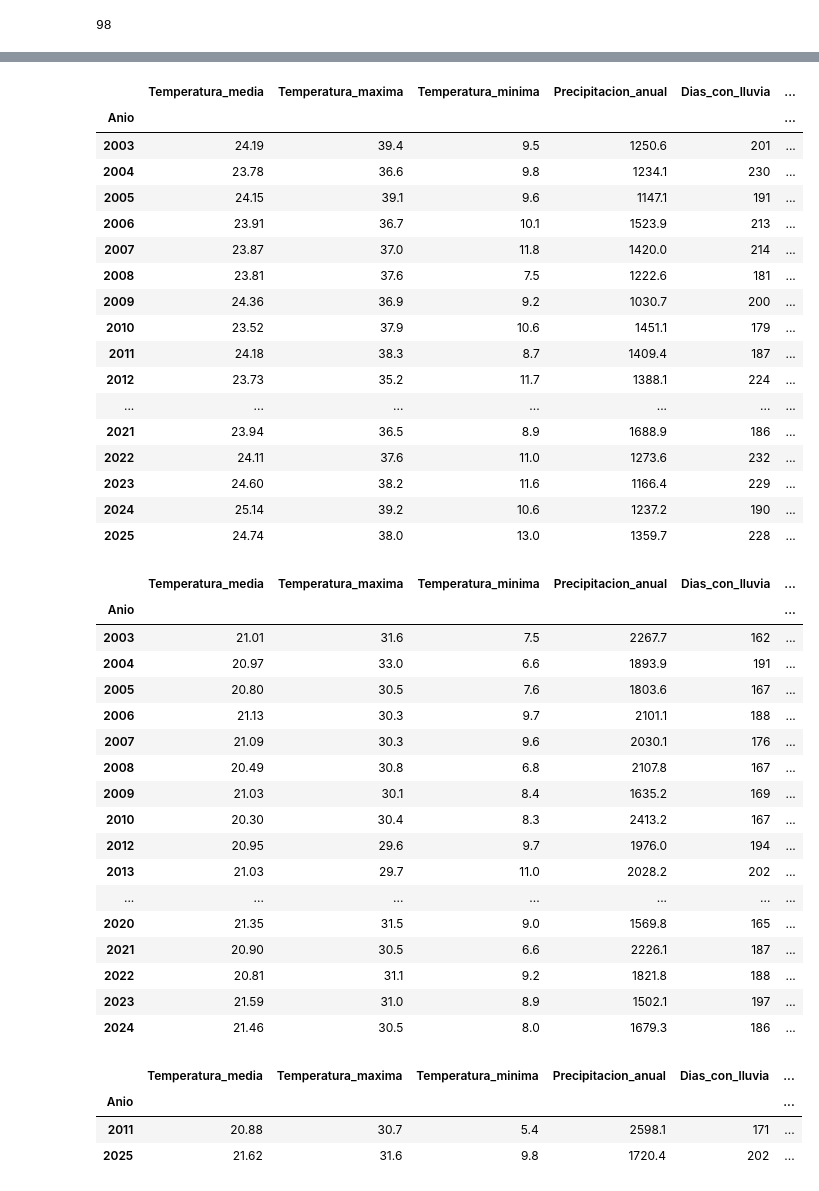
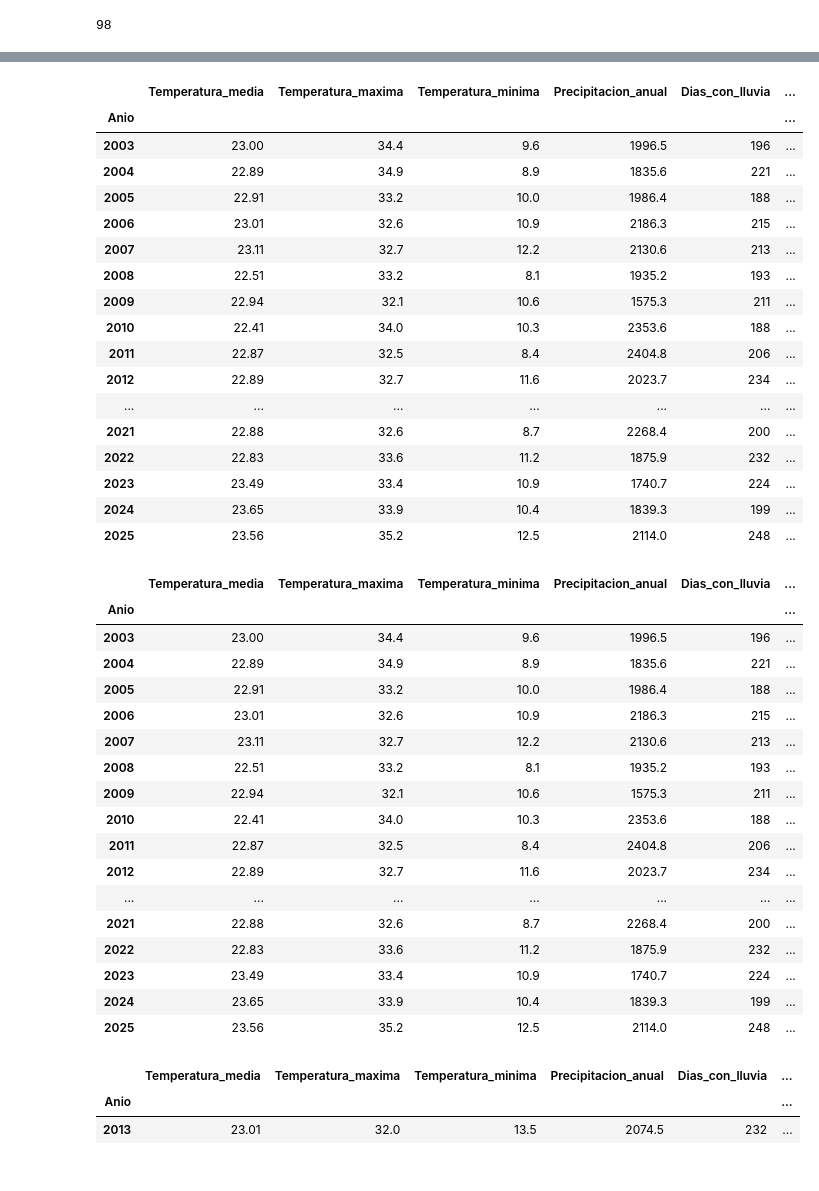
Before and after one commit to MCDagro3/proyecto_agronomia, a Jupyter notebook: notebooks/agroprod_3.ipynb, the cells around one changed output, grey strips where cells are left out. Cells and saved outputs as stored; diff of their text form; code cells hidden in the pictures.

Commit message:
model test

```diff
--- a/notebooks/agroprod_3.ipynb
+++ b/notebooks/agroprod_3.ipynb
@@ -92,7 +80,7 @@ len(micho_muns)
 # %% [output]
 98
 # %%
-muns_0 = micho_muns[3]
+muns_0 = micho_muns[0]
 
 micho_bmun = micho_bean[micho_bean['Nommunicipio']==muns_0]
 print(micho_bmun.columns)
@@ -173,55 +161,54 @@ reg_clima
 # %%
 model = reg_clima.drop(columns=["Idestado", "Idmunicipio", "Nommunicipio","Latitud", "Longitud"])
-model['TasaExito'] = df['TasaExito']
+model['TasaExito']=df['TasaExito']
 model
 # %% [output]
 |  | Temperatura_media | Temperatura_maxima | Temperatura_minima | Precipitacion_anual | Dias_con_lluvia | ... |
 | Anio |  |  |  |  |  | ... |
-| 2003 | 24.19 | 39.4 | 9.5 | 1250.6 | 201 | ... |
-| 2004 | 23.78 | 36.6 | 9.8 | 1234.1 | 230 | ... |
-| 2005 | 24.15 | 39.1 | 9.6 | 1147.1 | 191 | ... |
-| 2006 | 23.91 | 36.7 | 10.1 | 1523.9 | 213 | ... |
-| 2007 | 23.87 | 37.0 | 11.8 | 1420.0 | 214 | ... |
-| 2008 | 23.81 | 37.6 | 7.5 | 1222.6 | 181 | ... |
-| 2009 | 24.36 | 36.9 | 9.2 | 1030.7 | 200 | ... |
-| 2010 | 23.52 | 37.9 | 10.6 | 1451.1 | 179 | ... |
-| 2011 | 24.18 | 38.3 | 8.7 | 1409.4 | 187 | ... |
-| 2012 | 23.73 | 35.2 | 11.7 | 1388.1 | 224 | ... |
+| 2003 | 23.00 | 34.4 | 9.6 | 1996.5 | 196 | ... |
+| 2004 | 22.89 | 34.9 | 8.9 | 1835.6 | 221 | ... |
+| 2005 | 22.91 | 33.2 | 10.0 | 1986.4 | 188 | ... |
+| 2006 | 23.01 | 32.6 | 10.9 | 2186.3 | 215 | ... |
+| 2007 | 23.11 | 32.7 | 12.2 | 2130.6 | 213 | ... |
+| 2008 | 22.51 | 33.2 | 8.1 | 1935.2 | 193 | ... |
+| 2009 | 22.94 | 32.1 | 10.6 | 1575.3 | 211 | ... |
+| 2010 | 22.41 | 34.0 | 10.3 | 2353.6 | 188 | ... |
+| 2011 | 22.87 | 32.5 | 8.4 | 2404.8 | 206 | ... |
+| 2012 | 22.89 | 32.7 | 11.6 | 2023.7 | 234 | ... |
 | ... | ... | ... | ... | ... | ... | ... |
-| 2021 | 23.94 | 36.5 | 8.9 | 1688.9 | 186 | ... |
-| 2022 | 24.11 | 37.6 | 11.0 | 1273.6 | 232 | ... |
-| 2023 | 24.60 | 38.2 | 11.6 | 1166.4 | 229 | ... |
-| 2024 | 25.14 | 39.2 | 10.6 | 1237.2 | 190 | ... |
-| 2025 | 24.74 | 38.0 | 13.0 | 1359.7 | 228 | ... |
+| 2021 | 22.88 | 32.6 | 8.7 | 2268.4 | 200 | ... |
+| 2022 | 22.83 | 33.6 | 11.2 | 1875.9 | 232 | ... |
+| 2023 | 23.49 | 33.4 | 10.9 | 1740.7 | 224 | ... |
+| 2024 | 23.65 | 33.9 | 10.4 | 1839.3 | 199 | ... |
+| 2025 | 23.56 | 35.2 | 12.5 | 2114.0 | 248 | ... |
 # %%
 import matplotlib.pyplot as plt
 
-ideal = model[model["TasaExito"] ==1]
+traindata = model[model["TasaExito"] ==1]
 prob = model[model["TasaExito"] <1]
-ideal
+traindata
 # %% [output]
 |  | Temperatura_media | Temperatura_maxima | Temperatura_minima | Precipitacion_anual | Dias_con_lluvia | ... |
 | Anio |  |  |  |  |  | ... |
-| 2003 | 21.01 | 31.6 | 7.5 | 2267.7 | 162 | ... |
-| 2004 | 20.97 | 33.0 | 6.6 | 1893.9 | 191 | ... |
-| 2005 | 20.80 | 30.5 | 7.6 | 1803.6 | 167 | ... |
-| 2006 | 21.13 | 30.3 | 9.7 | 2101.1 | 188 | ... |
-| 2007 | 21.09 | 30.3 | 9.6 | 2030.1 | 176 | ... |
-| 2008 | 20.49 | 30.8 | 6.8 | 2107.8 | 167 | ... |
-| 2009 | 21.03 | 30.1 | 8.4 | 1635.2 | 169 | ... |
-| 2010 | 20.30 | 30.4 | 8.3 | 2413.2 | 167 | ... |
-| 2012 | 20.95 | 29.6 | 9.7 | 1976.0 | 194 | ... |
-| 2013 | 21.03 | 29.7 | 11.0 | 2028.2 | 202 | ... |
+| 2003 | 23.00 | 34.4 | 9.6 | 1996.5 | 196 | ... |
+| 2004 | 22.89 | 34.9 | 8.9 | 1835.6 | 221 | ... |
+| 2005 | 22.91 | 33.2 | 10.0 | 1986.4 | 188 | ... |
+| 2006 | 23.01 | 32.6 | 10.9 | 2186.3 | 215 | ... |
+| 2007 | 23.11 | 32.7 | 12.2 | 2130.6 | 213 | ... |
+| 2008 | 22.51 | 33.2 | 8.1 | 1935.2 | 193 | ... |
+| 2009 | 22.94 | 32.1 | 10.6 | 1575.3 | 211 | ... |
+| 2010 | 22.41 | 34.0 | 10.3 | 2353.6 | 188 | ... |
+| 2011 | 22.87 | 32.5 | 8.4 | 2404.8 | 206 | ... |
+| 2012 | 22.89 | 32.7 | 11.6 | 2023.7 | 234 | ... |
 | ... | ... | ... | ... | ... | ... | ... |
-| 2020 | 21.35 | 31.5 | 9.0 | 1569.8 | 165 | ... |
-| 2021 | 20.90 | 30.5 | 6.6 | 2226.1 | 187 | ... |
-| 2022 | 20.81 | 31.1 | 9.2 | 1821.8 | 188 | ... |
-| 2023 | 21.59 | 31.0 | 8.9 | 1502.1 | 197 | ... |
-| 2024 | 21.46 | 30.5 | 8.0 | 1679.3 | 186 | ... |
+| 2021 | 22.88 | 32.6 | 8.7 | 2268.4 | 200 | ... |
+| 2022 | 22.83 | 33.6 | 11.2 | 1875.9 | 232 | ... |
+| 2023 | 23.49 | 33.4 | 10.9 | 1740.7 | 224 | ... |
+| 2024 | 23.65 | 33.9 | 10.4 | 1839.3 | 199 | ... |
+| 2025 | 23.56 | 35.2 | 12.5 | 2114.0 | 248 | ... |
 # %%
 prob
 # %% [output]
 |  | Temperatura_media | Temperatura_maxima | Temperatura_minima | Precipitacion_anual | Dias_con_lluvia | ... |
 | Anio |  |  |  |  |  | ... |
-| 2011 | 20.88 | 30.7 | 5.4 | 2598.1 | 171 | ... |
-| 2025 | 21.62 | 31.6 | 9.8 | 1720.4 | 202 | ... |
+| 2013 | 23.01 | 32.0 | 13.5 | 2074.5 | 232 | ... |
```
Also changed, not shown: parts of 11 cells of this notebook, 1 other file.
